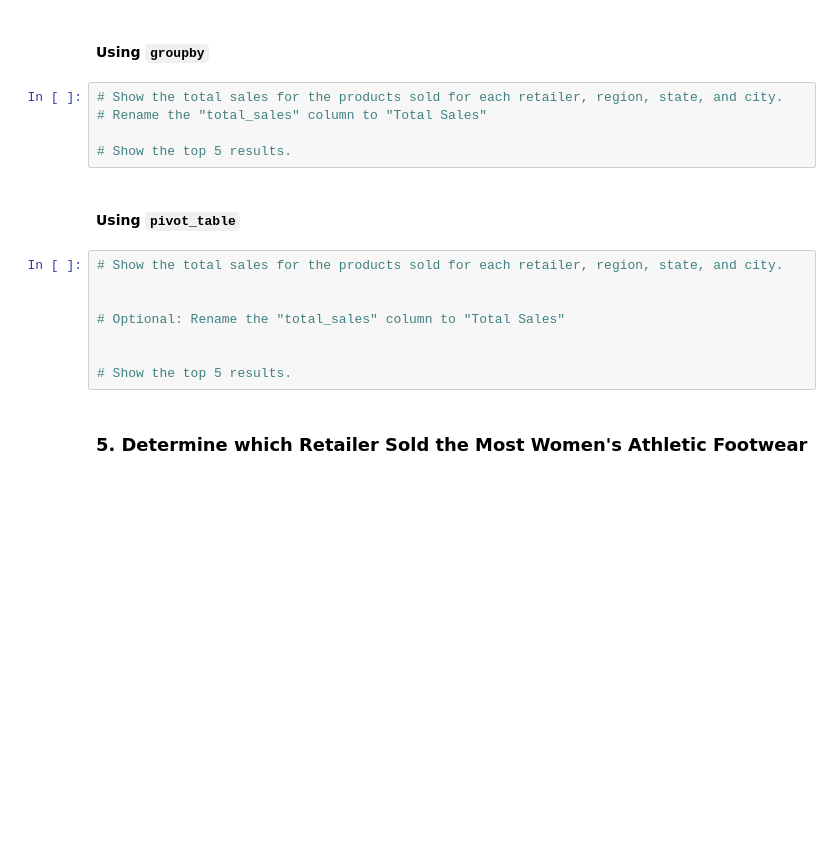
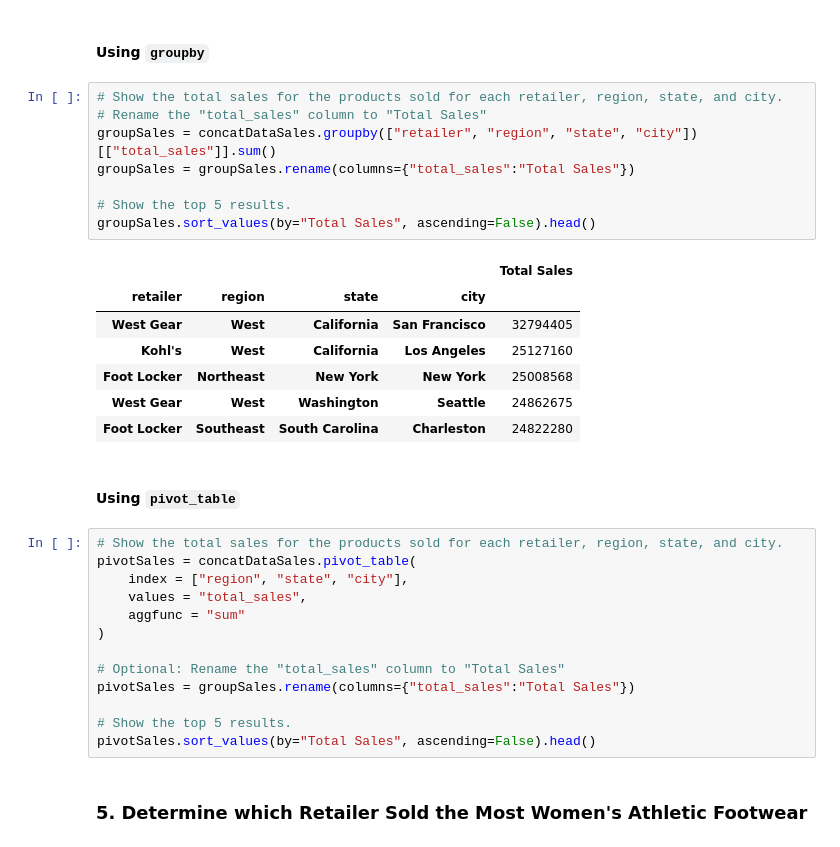
Before and after one commit to LardexTheLarge/athletic_sales_analysis, a Jupyter notebook: athletic_sales_analysis_starter_code.ipynb, the cells around one changed output. Drawn from its saved outputs; the diff is of its cells as text; blank space fills up the shorter version.

```diff
--- a/athletic_sales_analysis_starter_code.ipynb
+++ b/athletic_sales_analysis_starter_code.ipynb
@@ -223,18 +231,34 @@ groupSales.sort_values(by="Total Sales", ascending=False).head()
 # %%
 # Show the total sales for the products sold for each retailer, region, state, and city.
 # Rename the "total_sales" column to "Total Sales"
+groupSales = concatDataSales.groupby(["retailer", "region", "state", "city"])[["total_sales"]].sum()
+groupSales = groupSales.rename(columns={"total_sales":"Total Sales"})
 
 # Show the top 5 results.
+groupSales.sort_values(by="Total Sales", ascending=False).head()
+# %% [output]
+|  |  |  |  | Total Sales |
+| retailer | region | state | city |  |
+| West Gear | West | California | San Francisco | 32794405 |
+| Kohl's | West | California | Los Angeles | 25127160 |
+| Foot Locker | Northeast | New York | New York | 25008568 |
+| West Gear | West | Washington | Seattle | 24862675 |
+| Foot Locker | Southeast | South Carolina | Charleston | 24822280 |
 # %% [markdown]
 #### Using `pivot_table`
 # %%
 # Show the total sales for the products sold for each retailer, region, state, and city.
-
+pivotSales = concatDataSales.pivot_table(
+    index = ["region", "state", "city"],
+    values = "total_sales",
+    aggfunc = "sum"
+)
 
 # Optional: Rename the "total_sales" column to "Total Sales"
-
+pivotSales = groupSales.rename(columns={"total_sales":"Total Sales"})
 
 # Show the top 5 results.
+pivotSales.sort_values(by="Total Sales", ascending=False).head()
 # %% [markdown]
 ### 5. Determine which Retailer Sold the Most Women's Athletic Footwear
 # %%
```
Also changed, not shown: parts of 1 cell of this notebook.
